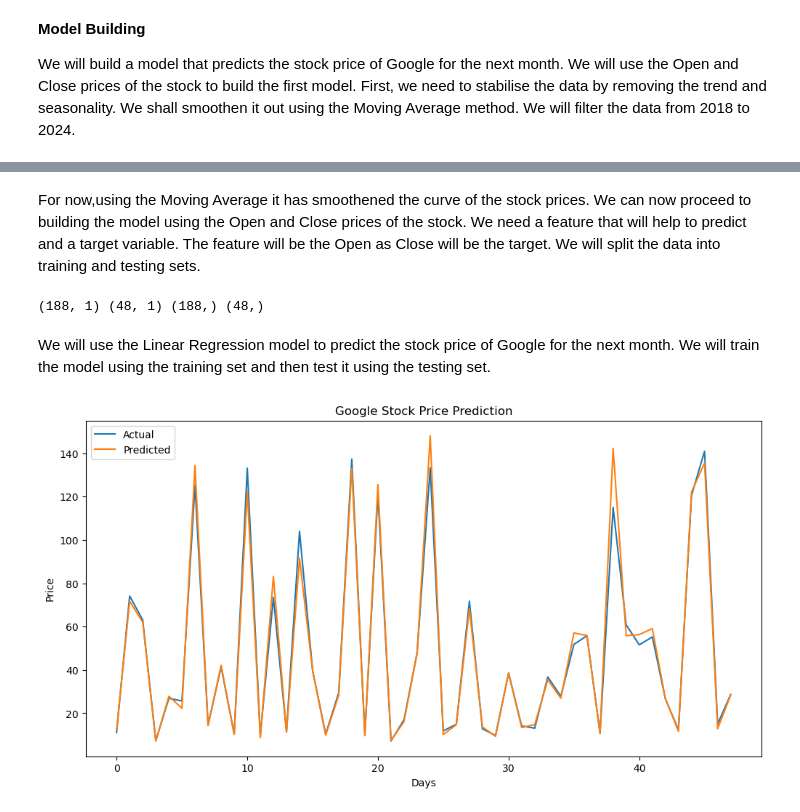
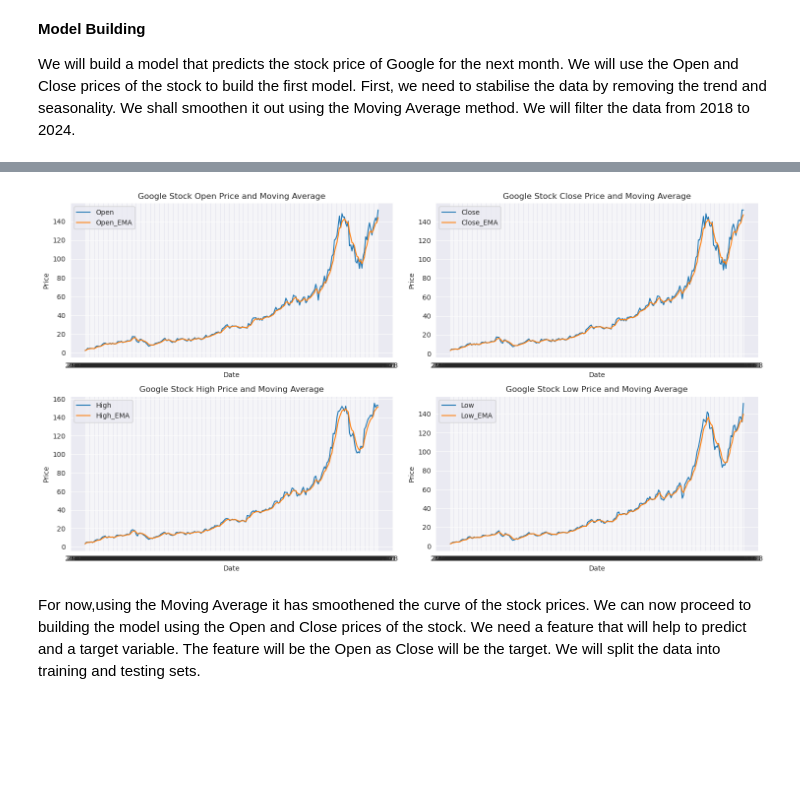
Before and after one commit to Billy272/Mastering-Data, a Jupyter notebook: Google/Google_Monthly_Stock.ipynb, the cells around one changed output, grey strips where cells are left out. Cells and saved outputs as stored; diff of their text form; code cells hidden in the pictures; blank space fills up the shorter version.

```diff
--- a/Google/Google_Monthly_Stock.ipynb
+++ b/Google/Google_Monthly_Stock.ipynb
@@ -145,40 +100,50 @@ plt.show()
+# %%
+alpha = 0.4
+data['Open_EMA'] = data['Open'].ewm(alpha=alpha).mean()
+data['Close_EMA'] = data['Close'].ewm(alpha=alpha).mean()
+data['High_EMA'] = data['High'].ewm(alpha=alpha).mean()
+data['Low_EMA'] = data['Low'].ewm(alpha=alpha).mean()
+
+plt.figure(figsize=(15, 8))
+
+plt.subplot(2, 2, 1)
+sns.lineplot(data=data, x='Date', y='Open', label='Open')
+sns.lineplot(data=data, x='Date', y='Open_EMA', label='Open_EMA')
+plt.title('Google Stock Open Price and Moving Average')
+plt.xlabel('Date')
+plt.ylabel('Price')
+plt.legend()
+
+plt.subplot(2, 2, 2)
+sns.lineplot(data=data, x='Date', y='Close', label='Close')
+sns.lineplot(data=data, x='Date', y='Close_EMA', label='Close_EMA')
+plt.title('Google Stock Close Price and Moving Average')
+plt.xlabel('Date')
+plt.ylabel('Price')
+plt.legend()
+
+plt.subplot(2, 2, 3)
+sns.lineplot(data=data, x='Date', y='High', label='High')
+sns.lineplot(data=data, x='Date', y='High_EMA', label='High_EMA')
+plt.title('Google Stock High Price and Moving Average')
+plt.xlabel('Date')
+plt.ylabel('Price')
+plt.legend()
+
+plt.subplot(2, 2, 4)
+sns.lineplot(data=data, x='Date', y='Low', label='Low')
+sns.lineplot(data=data, x='Date', y='Low_EMA', label='Low_EMA')
+plt.title('Google Stock Low Price and Moving Average')
+plt.xlabel('Date')
+plt.ylabel('Price')
+plt.legend()
+
+plt.tight_layout()
+plt.show()
+# %% [output]
+[figure, added]
 # %% [markdown]
 For now,using the Moving Average it has smoothened the curve of the stock prices. We can now proceed to
 building the model using the Open and Close prices of the stock. We need a feature that will help to predict
 and a target variable. The feature will be the Open as Close will be the target. We will split the data into
 training and testing sets.
-# %%
-from sklearn.model_selection import train_test_split
-
-X = data['Open'].values
-y = data['Close'].values
-
-X_train, X_test, y_train, y_test = train_test_split(X, y, test_size=0.2, random_state=42)
-
-X_train = X_train.reshape(-1, 1)
-X_test = X_test.reshape(-1, 1)
-
-print(X_train.shape, X_test.shape, y_train.shape, y_test.shape)
-# %% [output]
-(188, 1) (48, 1) (188,) (48,)
-# %% [markdown]
-We will use the Linear Regression model to predict the stock price of Google for the next month. We will train the
-model using the training set and then test it using the testing set.
-# %%
-from sklearn.linear_model import LinearRegression
-
-model = LinearRegression()
-model.fit(X_train, y_train)
-
-y_pred = model.predict(X_test)
-
-plt.figure(figsize=(12, 6))
-plt.plot(y_test, label='Actual')
-plt.plot(y_pred, label='Predicted')
-plt.title('Google Stock Price Prediction')
-plt.xlabel('Days')
-plt.ylabel('Price')
-plt.legend()
-plt.show()
-# %% [output]
-[figure, removed]
```
Also changed, not shown: parts of 10 cells of this notebook.
